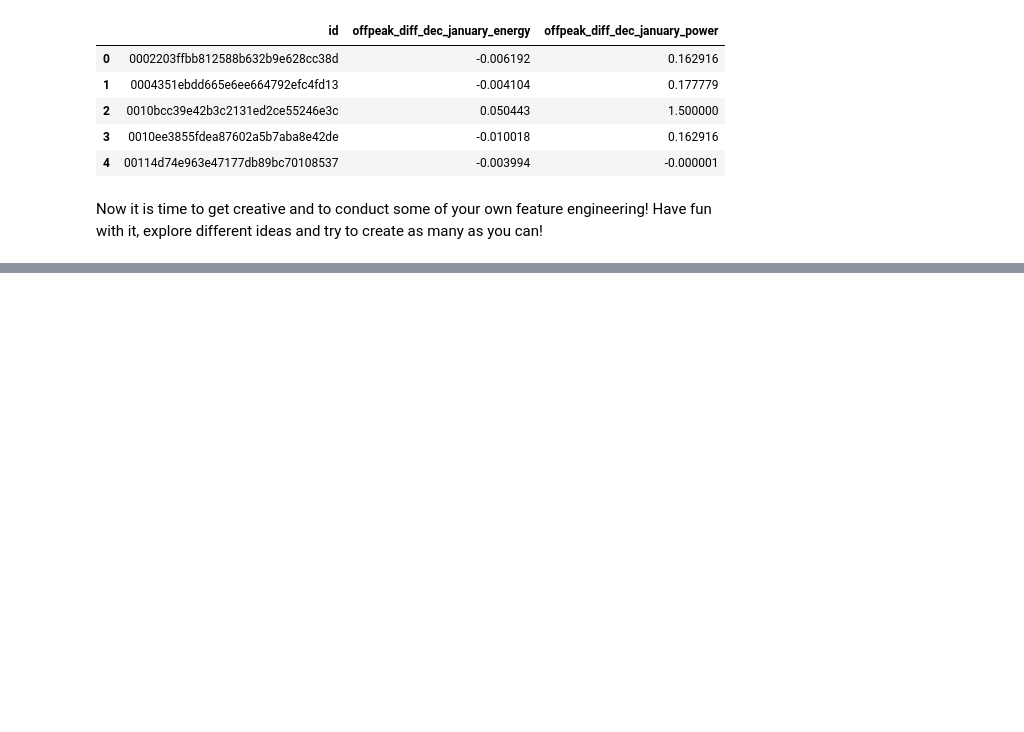
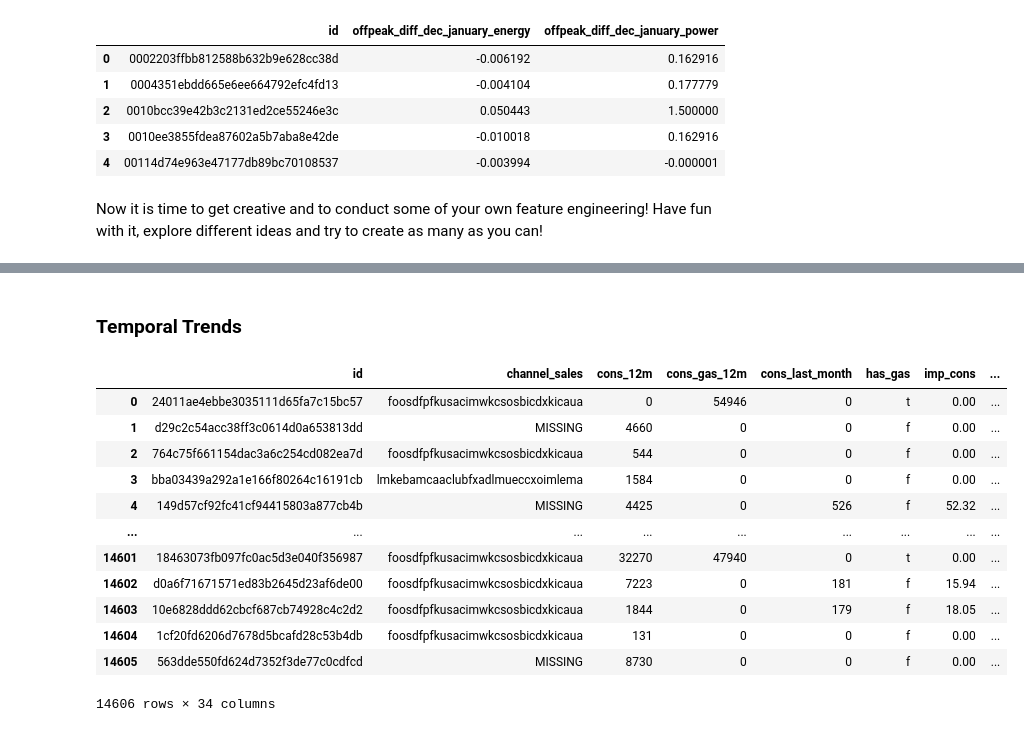
Before and after one commit to Marslalala/BCG_User_Churn_Analysis, a Jupyter notebook: Task 3 - feature_engineering.ipynb, the cells around one changed output, grey strips where cells are left out. Cells and saved outputs as stored; diff of their text form; code cells hidden in the pictures; blank space fills up the shorter version.

```diff
--- a/Task 3 - feature_engineering.ipynb
+++ b/Task 3 - feature_engineering.ipynb
@@ -73,0 +117,8 @@ Now it is time to get creative and to conduct some of your own feature engineeri
+# %%
+# Check the number of unique values in all columns
+for col in df.columns:
+    print(f"{col}: {df[col].nunique()} unique values")
+
+# Remove redundant columns with too little unique values
+df.drop(columns=['forecast_discount_energy', 'forecast_cons_12m', 'forecast_cons_year', 'forecast_price_pow_off_peak',
+                 'forecast_meter_rent_12m', 'forecast_price_energy_off_peak', 'forecast_price_energy_peak'], inplace=True)
@@ -73,0 +175,26 @@ Now it is time to get creative and to conduct some of your own feature engineeri
+# %% [markdown]
+### Temporal Trends
+# %%
+# Time-related features
+
+# Capture the lenght of the contract in months, # longer the tenure, the less likely the churn
+df['tenure_months'] = (df['date_end'] - df['date_activ']).dt.days / 30
+# %%
+# Drop the date columns that are not needed anymore
+df.drop(columns=['date_activ', 'date_end', 'date_modif_prod', 'date_renewal'], inplace=True)
+
+df
+# %% [output]
+|  | id | channel_sales | cons_12m | cons_gas_12m | cons_last_month | has_gas | imp_cons | ... |
+| 0 | 24011ae4ebbe3035111d65fa7c15bc57 | foosdfpfkusacimwkcsosbicdxkicaua | 0 | 54946 | 0 | t | 0.00 | ... |
+| 1 | d29c2c54acc38ff3c0614d0a653813dd | MISSING | 4660 | 0 | 0 | f | 0.00 | ... |
+| 2 | 764c75f661154dac3a6c254cd082ea7d | foosdfpfkusacimwkcsosbicdxkicaua | 544 | 0 | 0 | f | 0.00 | ... |
+| 3 | bba03439a292a1e166f80264c16191cb | lmkebamcaaclubfxadlmueccxoimlema | 1584 | 0 | 0 | f | 0.00 | ... |
+| 4 | 149d57cf92fc41cf94415803a877cb4b | MISSING | 4425 | 0 | 526 | f | 52.32 | ... |
+| ... | ... | ... | ... | ... | ... | ... | ... | ... |
+| 14601 | 18463073fb097fc0ac5d3e040f356987 | foosdfpfkusacimwkcsosbicdxkicaua | 32270 | 47940 | 0 | t | 0.00 | ... |
+| 14602 | d0a6f71671571ed83b2645d23af6de00 | foosdfpfkusacimwkcsosbicdxkicaua | 7223 | 0 | 181 | f | 15.94 | ... |
+| 14603 | 10e6828ddd62cbcf687cb74928c4c2d2 | foosdfpfkusacimwkcsosbicdxkicaua | 1844 | 0 | 179 | f | 18.05 | ... |
+| 14604 | 1cf20fd6206d7678d5bcafd28c53b4db | foosdfpfkusacimwkcsosbicdxkicaua | 131 | 0 | 0 | f | 0.00 | ... |
+| 14605 | 563dde550fd624d7352f3de77c0cdfcd | MISSING | 8730 | 0 | 0 | f | 0.00 | ... |
+14606 rows × 34 columns
```
Also changed, not shown: parts of 14 cells of this notebook, 1 other file.
